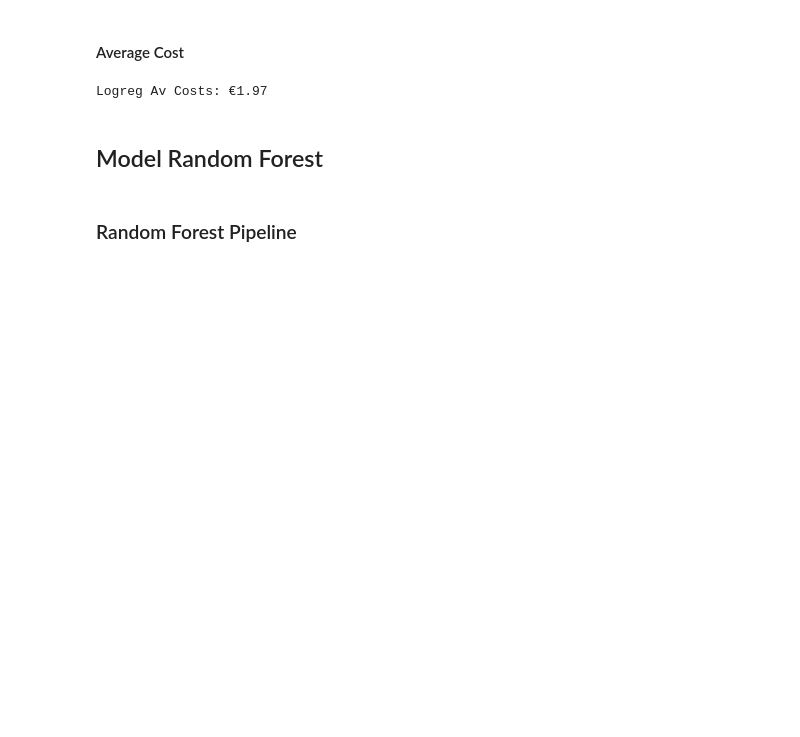
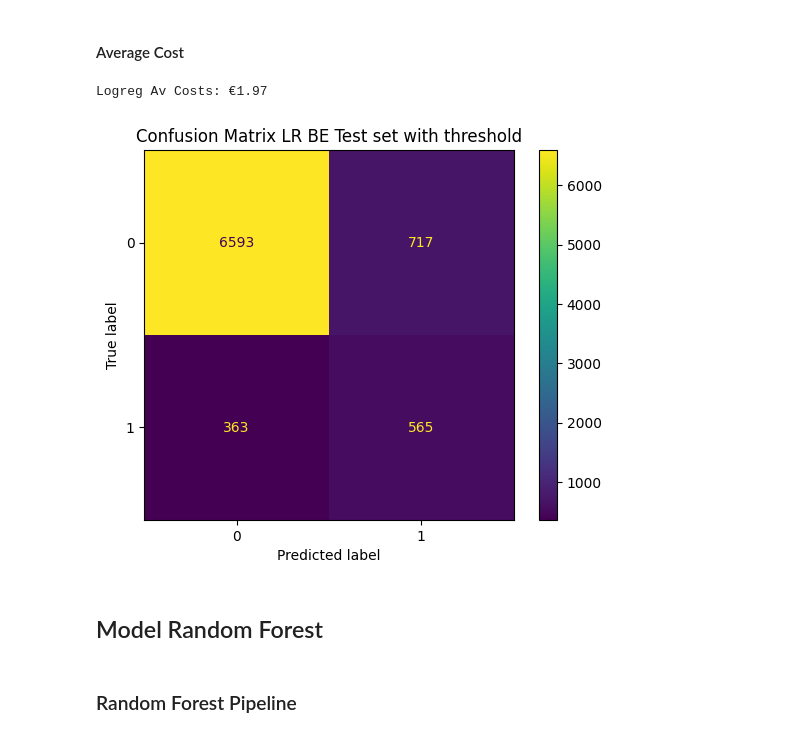
Before and after one commit to elen-ladder/MADS_Bank_Telemarketing, a Jupyter notebook: BankMarketing_Shared_Peter_1901.ipynb, the cells around one changed output. Drawn from its saved outputs; the diff is of its cells as text; code cells hidden in the pictures; blank space fills up the shorter version.

Commit message:
Added confusions with threshold

```diff
--- a/BankMarketing_Shared_Peter_1901.ipynb
+++ b/BankMarketing_Shared_Peter_1901.ipynb
@@ -740,6 +740,16 @@ av_testscore_lr = myAveragedCosts(y_test, y_pred_lr, cost_unsuccesfull_call, cos
 print(f'Logreg Av Costs: €{av_testscore_lr:.2f}')
 # %% [output]
 Logreg Av Costs: €1.97
+# %%
+#Confusion Matrix Test set with best estimator and TRAINED Threshold
+conf_matrix_be_th_lr = confusion_matrix(y_test, y_pred_lr)
+disp = ConfusionMatrixDisplay(confusion_matrix=conf_matrix_be_th_lr,
+                              display_labels=lr_be.classes_)
+disp.plot()
+plt.title("Confusion Matrix LR BE Test set with threshold")
+plt.show()
+# %% [output]
+[figure, added]
 # %% [markdown]
 ## Model Random Forest
 # %% [markdown]
```
Also changed, not shown: parts of 5 cells of this notebook, 1 other file.
